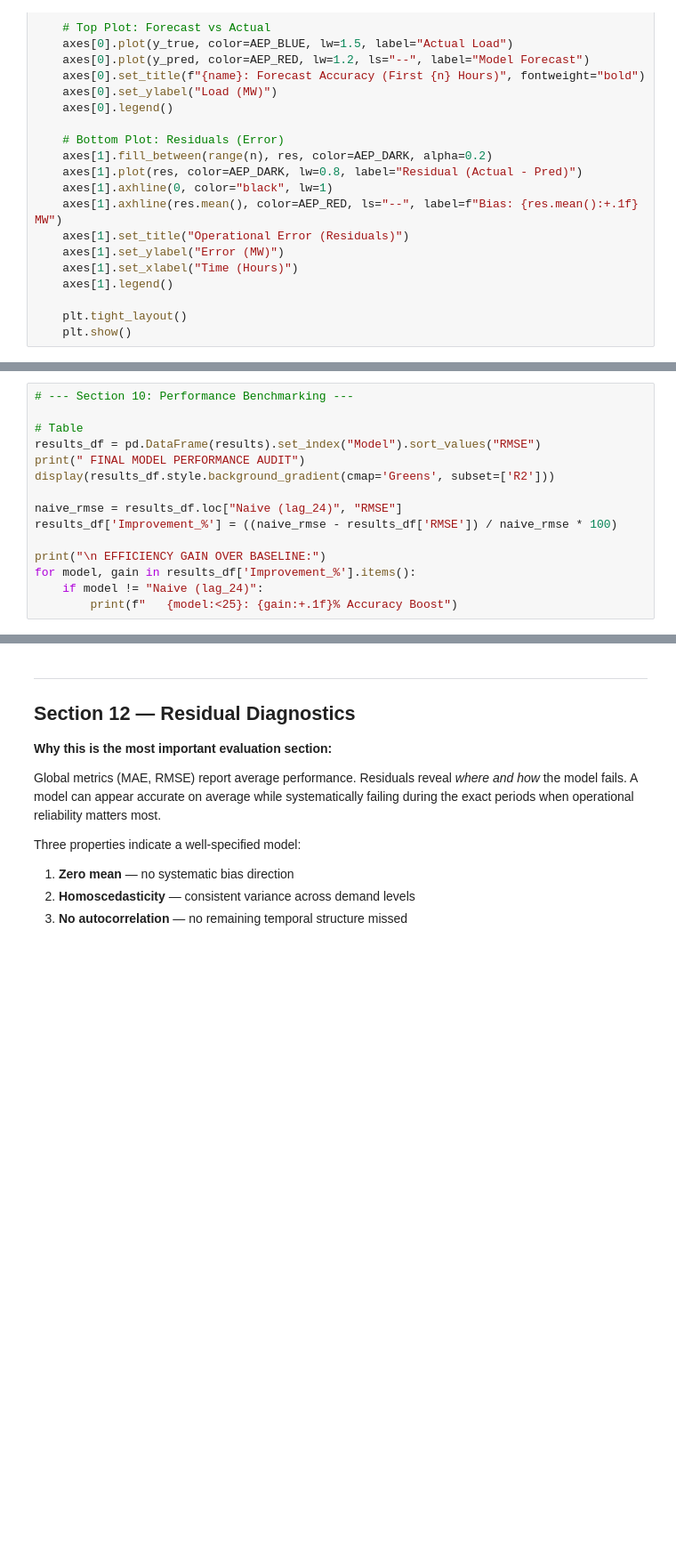
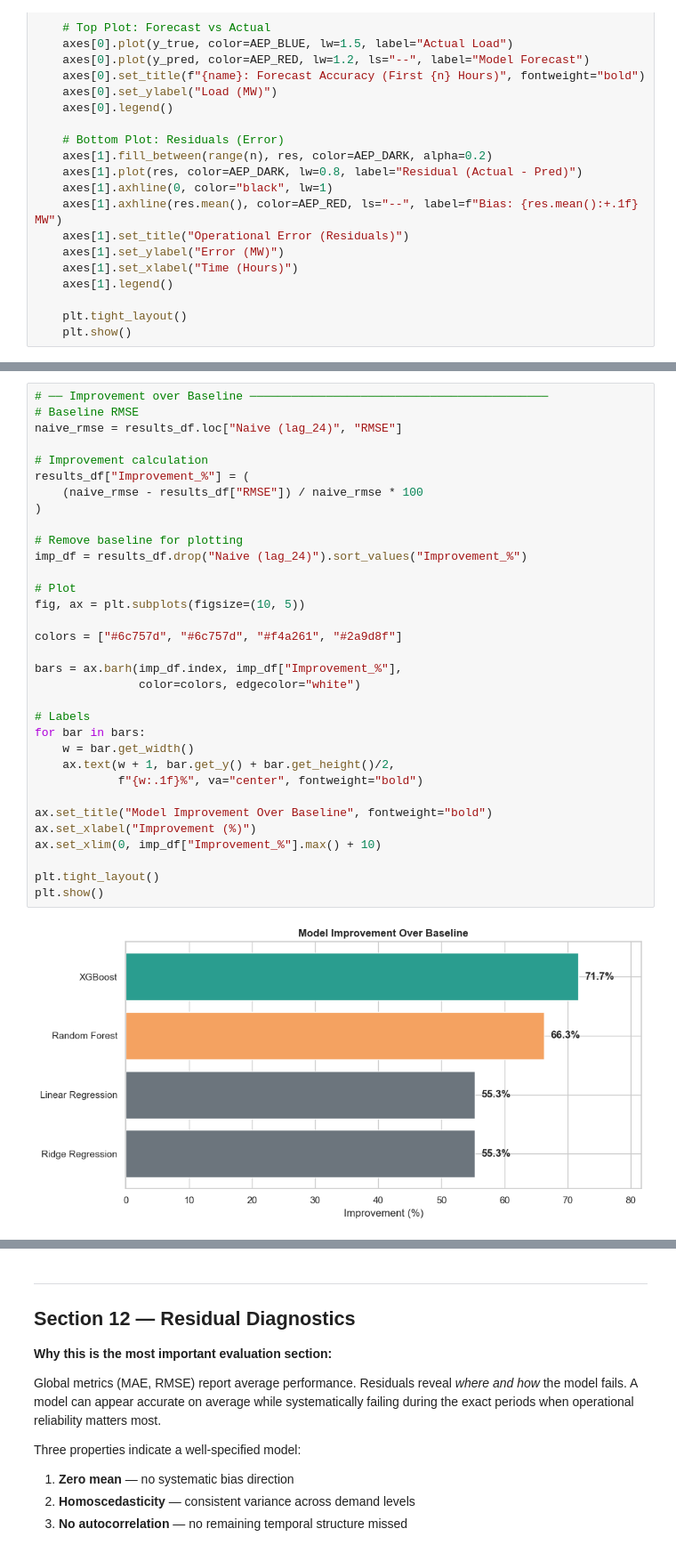
Before and after one commit to tahermamun/AI-Energy-Consumption-Forecasting, a Jupyter notebook: notebook/project_artefact.ipynb, the cells around one changed output, grey strips where cells are left out. Shown at 89% size. Drawn from its saved outputs; the diff is of its cells as text; blank space fills up the shorter version.

Commit message:
feat: fix model issue

```diff
--- a/notebook/project_artefact.ipynb
+++ b/notebook/project_artefact.ipynb
@@ -1078,15 +1037,0 @@ results_df = pd.DataFrame(results).set_index("Model").sort_values("RMSE")
-# %%
-# --- Section 10: Performance Benchmarking ---
-
-# Table
-results_df = pd.DataFrame(results).set_index("Model").sort_values("RMSE")
-print(" FINAL MODEL PERFORMANCE AUDIT")
-display(results_df.style.background_gradient(cmap='Greens', subset=['R2']))
-
-naive_rmse = results_df.loc["Naive (lag_24)", "RMSE"]
-results_df['Improvement_%'] = ((naive_rmse - results_df['RMSE']) / naive_rmse * 100)
-
-print("\n EFFICIENCY GAIN OVER BASELINE:")
-for model, gain in results_df['Improvement_%'].items():
-    if model != "Naive (lag_24)":
-        print(f"   {model:<25}: {gain:+.1f}% Accuracy Boost")
@@ -1194,0 +1172,35 @@ NameError: name 'AEP_GREEN' is not defined
+# %%
+# ── Improvement over Baseline ───────────────────────────────────────────
+# Baseline RMSE
+naive_rmse = results_df.loc["Naive (lag_24)", "RMSE"]
+
+# Improvement calculation
+results_df["Improvement_%"] = (
+    (naive_rmse - results_df["RMSE"]) / naive_rmse * 100
+)
+
+# Remove baseline for plotting
+imp_df = results_df.drop("Naive (lag_24)").sort_values("Improvement_%")
+
+# Plot
+fig, ax = plt.subplots(figsize=(10, 5))
+
+colors = ["#6c757d", "#6c757d", "#f4a261", "#2a9d8f"]
+
+bars = ax.barh(imp_df.index, imp_df["Improvement_%"],
+               color=colors, edgecolor="white")
+
+# Labels
+for bar in bars:
+    w = bar.get_width()
+    ax.text(w + 1, bar.get_y() + bar.get_height()/2,
+            f"{w:.1f}%", va="center", fontweight="bold")
+
+ax.set_title("Model Improvement Over Baseline", fontweight="bold")
+ax.set_xlabel("Improvement (%)")
+ax.set_xlim(0, imp_df["Improvement_%"].max() + 10)
+
+plt.tight_layout()
+plt.show()
+# %% [output]
+[figure, added]
```
Also changed, not shown: parts of 29 cells of this notebook.
